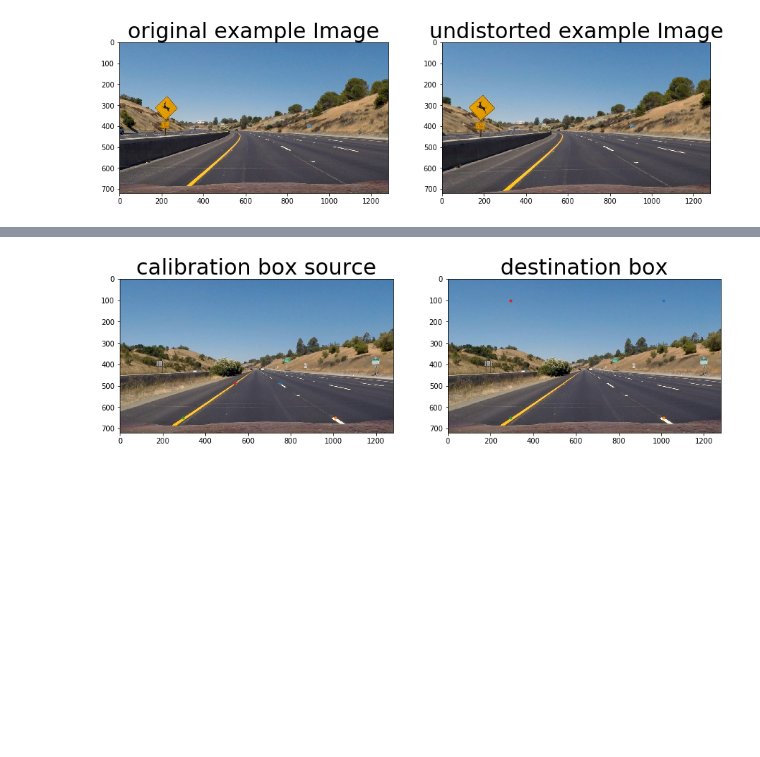
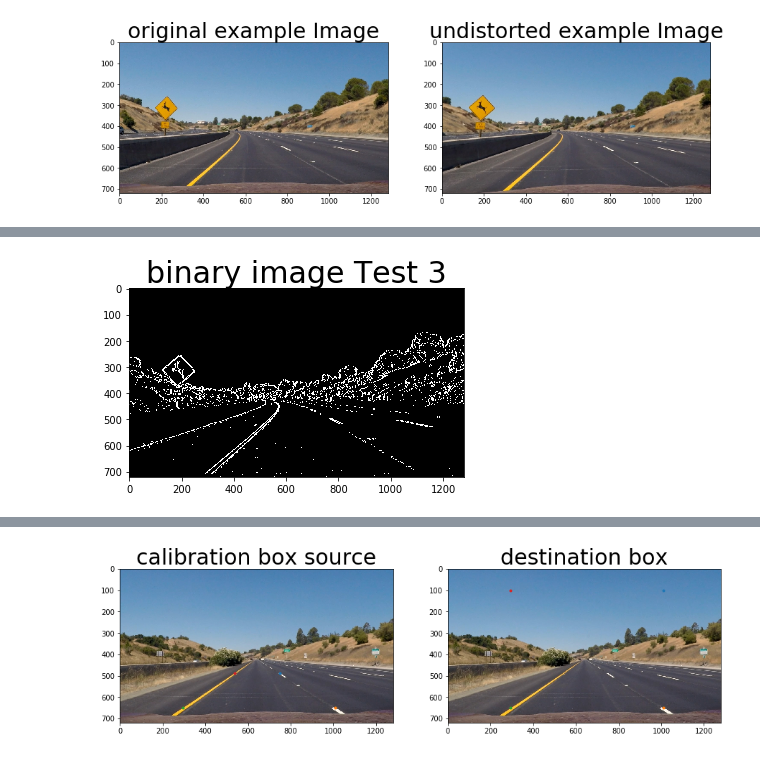
Before and after one commit to TDorau/self-driving-car-nanodegree, a Jupyter notebook: 4-advanced lane finding/code.ipynb, the cells around one changed output, grey strips where cells are left out. Cells and saved outputs as stored; diff of their text form; code cells hidden in the pictures; blank space fills up the shorter version.

```diff
--- a/4-advanced lane finding/code.ipynb
+++ b/4-advanced lane finding/code.ipynb
@@ -111,0 +191,18 @@ plt.show()
+# %%
+# Choose a Sobel kernel size
+ksize = 3 # Choose a larger odd number to smooth gradient measurements
+gray = cv2.cvtColor(img, cv2.COLOR_RGB2GRAY)
+# Apply each of the thresholding functions
+gradx = abs_sobel_thresh(gray,'x', thresh_min=20, thresh_max=200)
+grady = abs_sobel_thresh(gray,'y', thresh_min=30, thresh_max = 255)
+mag_binary = mag_thresh(gray, sobel_kernel=ksize, mag_thresh=(30, 100))
+dir_binary = dir_threshold(gray, sobel_kernel=15, thresh=(0.7, 1.3))
+
+combined = np.zeros_like(dir_binary)
+combined[((gradx == 1) & (grady == 1)) | ((mag_binary == 1) & (dir_binary == 1))] = 1
+
+plt.imshow(gradx, cmap='gray')
+plt.title('binary image Test 3', fontsize=30)
+plt.show()
+# %% [output]
+[figure, added]
```
Also changed, not shown: parts of 17 cells of this notebook, 1 other file.
